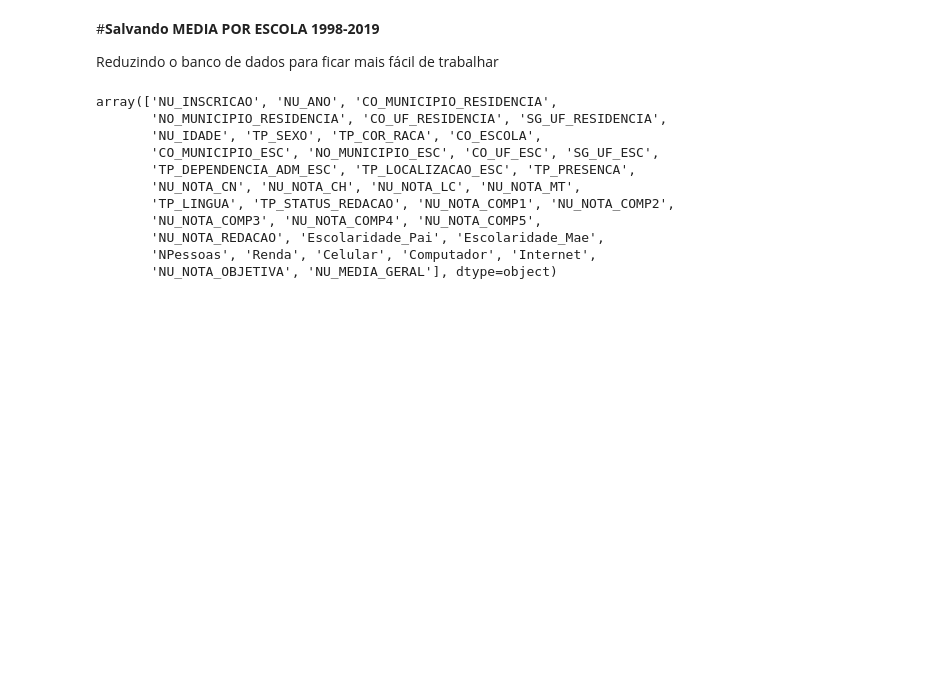
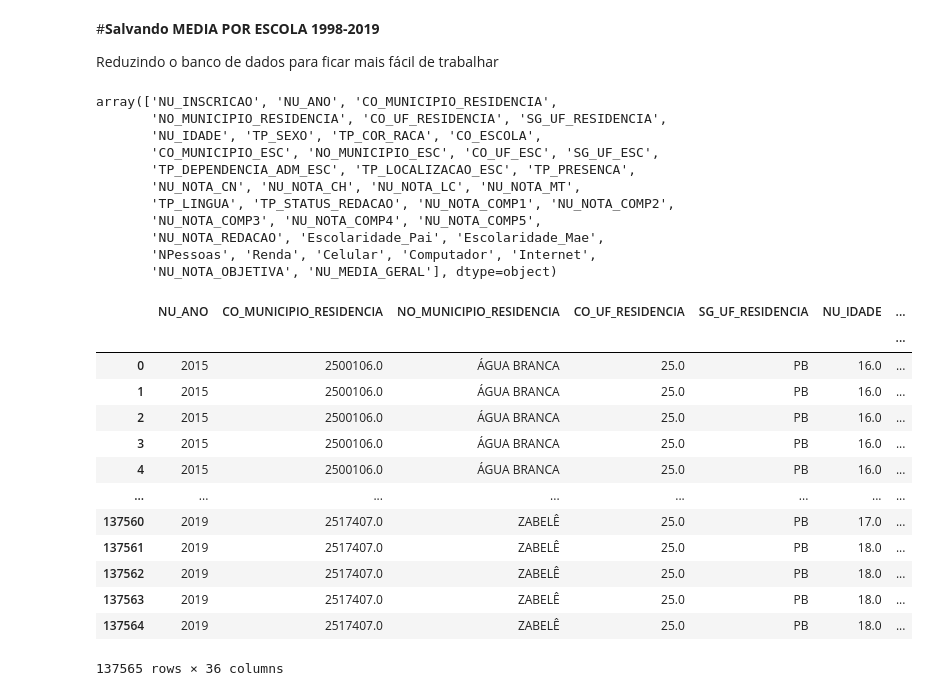
Before and after one commit to mariaeco/ICD_project_Maria, a Jupyter notebook: ProjetoICD_OrganizacaoDadosTemporal.ipynb, the cells around one changed output. Saved outputs shown, nothing was run; the diff lists cells and outputs as text; code cells hidden in the pictures; blank space fills up the shorter version.

```diff
--- a/ProjetoICD_OrganizacaoDadosTemporal.ipynb
+++ b/ProjetoICD_OrganizacaoDadosTemporal.ipynb
@@ -2208,8 +2198,36 @@ ENEM_POR_ESCOLA_PB = tabela.groupby(by=['NU_ANO', 'CO_MUNICIPIO_RESIDENCIA',
        'Celular', 'Computador', 'Internet'])['NU_NOTA_OBJETIVA','NU_NOTA_REDACAO',
                                                                   'NU_NOTA_CN', 'NU_NOTA_CH', 'NU_NOTA_LC', 'NU_NOTA_MT',
                                                                   'NU_NOTA_COMP1', 'NU_NOTA_COMP2','NU_NOTA_COMP3',
-                                              'NU_NOTA_COMP4', 'NU_NOTA_COMP5'].agg(['mean', 'count']).reset_index()
-#analise_por_anos.rename(columns = {'mean': 'MÉDIA', 'count':'INSCRITOS'}, inplace = True)
-#tabela
+                                              'NU_NOTA_COMP4', 'NU_NOTA_COMP5'].agg(['mean']).reset_index()
+# %%
+ENEM_POR_ESCOLA_PB['X_NOTA_OBJETIVA'] = ENEM_POR_ESCOLA_PB['NU_NOTA_OBJETIVA']['mean']
+ENEM_POR_ESCOLA_PB['X_NOTA_REDACAO'] = ENEM_POR_ESCOLA_PB['NU_NOTA_REDACAO']['mean']
+ENEM_POR_ESCOLA_PB['X_NOTA_CN'] = ENEM_POR_ESCOLA_PB['NU_NOTA_CN']['mean']
+ENEM_POR_ESCOLA_PB['X_NOTA_CH'] = ENEM_POR_ESCOLA_PB['NU_NOTA_CH']['mean']
+ENEM_POR_ESCOLA_PB['X_NOTA_LC'] = ENEM_POR_ESCOLA_PB['NU_NOTA_LC']['mean']
+ENEM_POR_ESCOLA_PB['X_NOTA_MT'] = ENEM_POR_ESCOLA_PB['NU_NOTA_MT']['mean']
+ENEM_POR_ESCOLA_PB['X_NOTA_COMP1'] = ENEM_POR_ESCOLA_PB['NU_NOTA_COMP1']['mean']
+ENEM_POR_ESCOLA_PB['X_NOTA_COMP2'] = ENEM_POR_ESCOLA_PB['NU_NOTA_COMP2']['mean']
+ENEM_POR_ESCOLA_PB['X_NOTA_COMP3'] = ENEM_POR_ESCOLA_PB['NU_NOTA_COMP3']['mean']
+ENEM_POR_ESCOLA_PB['X_NOTA_COMP4'] = ENEM_POR_ESCOLA_PB['NU_NOTA_COMP4']['mean']
+ENEM_POR_ESCOLA_PB['X_NOTA_COMP5'] = ENEM_POR_ESCOLA_PB['NU_NOTA_COMP5']['mean']
+
+ENEM_POR_ESCOLA_PB.drop(columns=['NU_NOTA_OBJETIVA','NU_NOTA_REDACAO','NU_NOTA_CN', 'NU_NOTA_CH', 'NU_NOTA_LC', 'NU_NOTA_MT',
+          'NU_NOTA_COMP1', 'NU_NOTA_COMP2','NU_NOTA_COMP3','NU_NOTA_COMP4', 'NU_NOTA_COMP5'])
+# %% [output]
+|  | NU_ANO | CO_MUNICIPIO_RESIDENCIA | NO_MUNICIPIO_RESIDENCIA | CO_UF_RESIDENCIA | SG_UF_RESIDENCIA | NU_IDADE | ... |
+|  |  |  |  |  |  |  | ... |
+| 0 | 2015 | 2500106.0 | ÁGUA BRANCA | 25.0 | PB | 16.0 | ... |
+| 1 | 2015 | 2500106.0 | ÁGUA BRANCA | 25.0 | PB | 16.0 | ... |
+| 2 | 2015 | 2500106.0 | ÁGUA BRANCA | 25.0 | PB | 16.0 | ... |
+| 3 | 2015 | 2500106.0 | ÁGUA BRANCA | 25.0 | PB | 16.0 | ... |
+| 4 | 2015 | 2500106.0 | ÁGUA BRANCA | 25.0 | PB | 16.0 | ... |
+| ... | ... | ... | ... | ... | ... | ... | ... |
+| 137560 | 2019 | 2517407.0 | ZABELÊ | 25.0 | PB | 17.0 | ... |
+| 137561 | 2019 | 2517407.0 | ZABELÊ | 25.0 | PB | 18.0 | ... |
+| 137562 | 2019 | 2517407.0 | ZABELÊ | 25.0 | PB | 18.0 | ... |
+| 137563 | 2019 | 2517407.0 | ZABELÊ | 25.0 | PB | 18.0 | ... |
+| 137564 | 2019 | 2517407.0 | ZABELÊ | 25.0 | PB | 18.0 | ... |
+137565 rows × 36 columns
 # %%
 #ENEM_POR_ESCOLA_PB.to_csv('/content/drive/MyDrive/Colab Notebooks/DadosEnem/ENEM_POR_ESCOLA_PB_1998-2019.csv', index=False)
```
Also changed, not shown: parts of 3 cells of this notebook.
